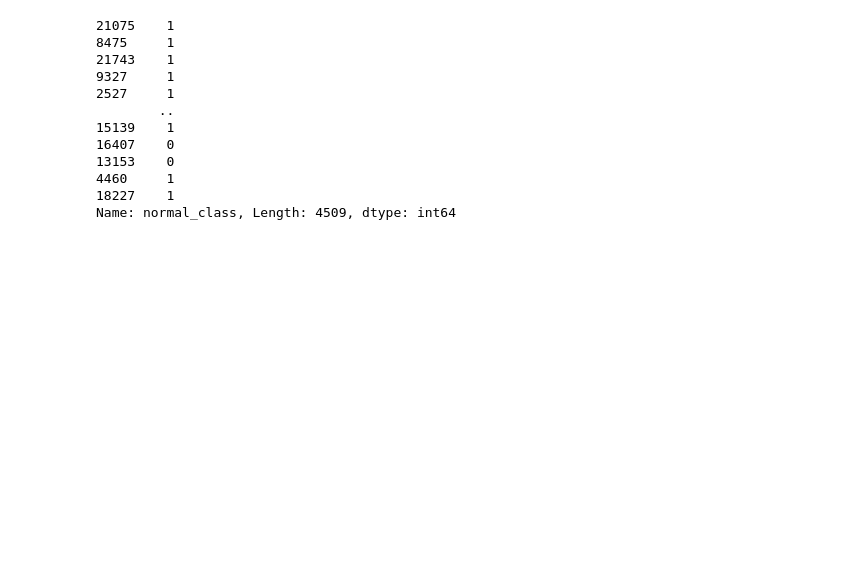
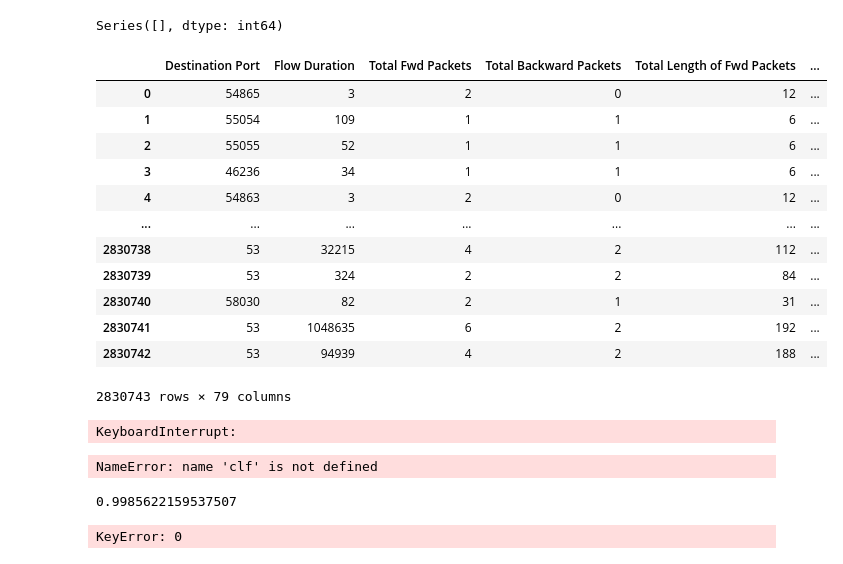
Before and after one commit to Vladcr06/AI_Traffic, a Jupyter notebook: data/main.ipynb, the cells around one changed output. Drawn from its saved outputs; the diff is of its cells as text; code cells hidden in the pictures; blank space fills up the shorter version.

```diff
--- a/data/main.ipynb
+++ b/data/main.ipynb
@@ -53,5 +58,4 @@ array([[0., 1., 0.],
 # %%
-df["normal_class"] = (df["class"] != b"normal").astype(int)   # 0 = норма, 1 = атака
-print(df["normal_class"].value_counts())
-print("Типов атак в class:", df["class"].nunique() - 1)
+
+print(df["Label"].value_counts())
 # %% [output]
@@ -67,17 +89,57 @@ y = df["normal_class"]
 from sklearn.model_selection import train_test_split
 x_train, x_test, y_train, y_test = train_test_split(x, y, test_size=0.2, stratify=y,random_state=42)
 # %%
-y_test
+import numpy as np
+
+inf_cols = np.isinf(df.select_dtypes(include=[np.number])).sum()
+print(inf_cols[inf_cols > 0])
 # %% [output]
-21075    1
-8475     1
-21743    1
-9327     1
-2527     1
-        ..
-15139    1
-16407    0
-13153    0
-4460     1
-18227    1
-Name: normal_class, Length: 4509, dtype: int64
+Series([], dtype: int64)
+# %%
+import numpy as np
+df.replace([np.inf, -np.inf], np.nan, inplace=True)
+df.fillna(df.median(numeric_only=True), inplace=True)
+# %% [output]
+|  | Destination Port | Flow Duration | Total Fwd Packets | Total Backward Packets | Total Length of Fwd Packets | ... |
+| 0 | 54865 | 3 | 2 | 0 | 12 | ... |
+| 1 | 55054 | 109 | 1 | 1 | 6 | ... |
+| 2 | 55055 | 52 | 1 | 1 | 6 | ... |
+| 3 | 46236 | 34 | 1 | 1 | 6 | ... |
+| 4 | 54863 | 3 | 2 | 0 | 12 | ... |
+| ... | ... | ... | ... | ... | ... | ... |
+| 2830738 | 53 | 32215 | 4 | 2 | 112 | ... |
+| 2830739 | 53 | 324 | 2 | 2 | 84 | ... |
+| 2830740 | 58030 | 82 | 2 | 1 | 31 | ... |
+| 2830741 | 53 | 1048635 | 6 | 2 | 192 | ... |
+| 2830742 | 53 | 94939 | 4 | 2 | 188 | ... |
+2830743 rows × 79 columns
+# %%
+from sklearn.compose import ColumnTransformer
+from sklearn.preprocessing import OneHotEncoder
+from sklearn.pipeline import Pipeline
+from sklearn.ensemble import RandomForestClassifier
+
+cat_cols = []
+
+pre = ColumnTransformer(
+    [
+        ("cat", OneHotEncoder(handle_unknown="ignore"), cat_cols),
+    ],
+    remainder="passthrough",
+)
+
+clf = Pipeline([
+    ("pre", pre),
+    ("rf", RandomForestClassifier(n_estimators=100, random_state=42, n_jobs=-1)),
+])
+
+clf.fit(x_train, y_train)
+display(clf.score(x_test, y_test))
+# %% [output]
+KeyboardInterrupt:
+# %%
+import joblib
+
+joblib.dump(clf, 'model.pkl')
+# %% [output]
+NameError: name 'clf' is not defined
@@ -83,0 +148,8 @@ Name: normal_class, Length: 4509, dtype: int64
+# %%
+display(model.score(x_test, y_test))
+# %% [output]
+0.9985622159537507
+# %%
+model.predict(x_test[0])
+# %% [output]
+KeyError: 0
```
Also changed, not shown: parts of 15 cells of this notebook, 2 other files.
